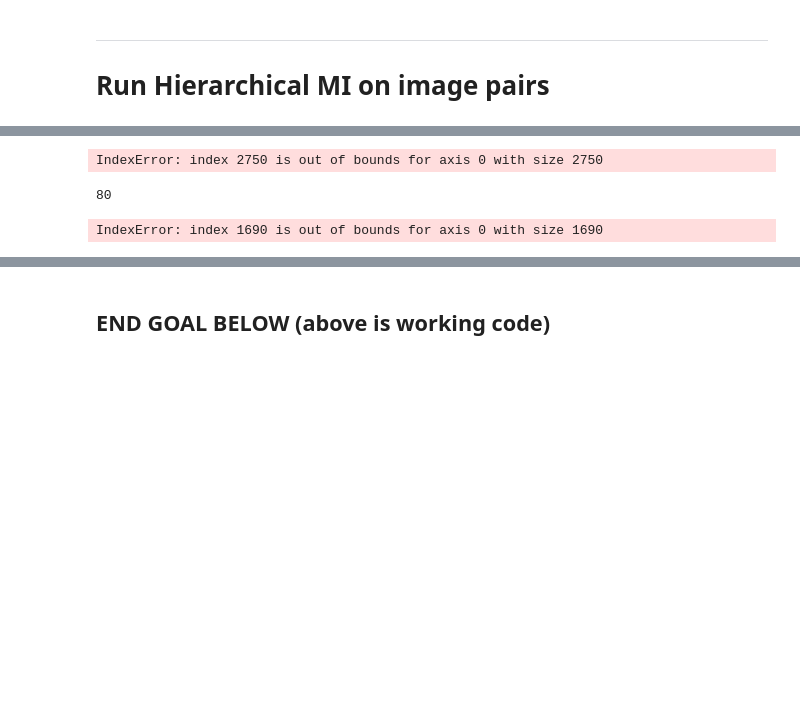
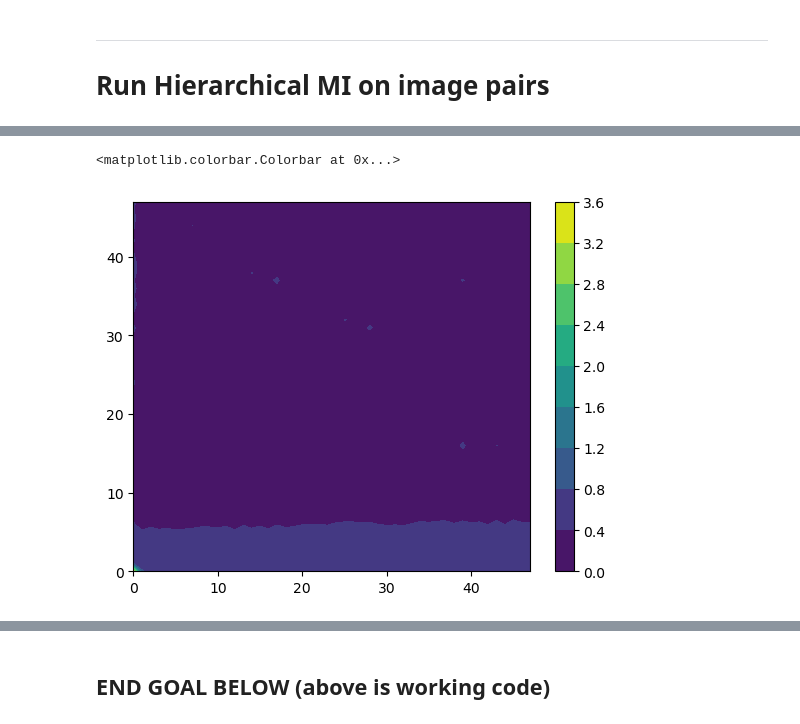
Before and after one commit to knicely/MISDT, a Jupyter notebook: MISDT.ipynb, the cells around one changed output, grey strips where cells are left out. Drawn from its saved outputs; the diff is of its cells as text; code cells hidden in the pictures; blank space fills up the shorter version.

```diff
--- a/MISDT.ipynb
+++ b/MISDT.ipynb
@@ -391,12 +410,21 @@ imageB.values[0][xSearch+xSize]
-# %%
-imageB.values[0][xSearch+xSize+1]
-# %% [output]
-IndexError: index 2750 is out of bounds for axis 0 with size 2750
-# %%
-imageB.values[ySearch+ySize][123]
-# %% [output]
-80
-# %%
-imageB.values[ySearch+ySize+1][123]
-# %% [output]
-IndexError: index 1690 is out of bounds for axis 0 with size 1690
+# %%
+# creating test clip and image.
+testImage = myImages['leftlook']
+testImage = testImage[0:100, 0:100]
+testClip = testImage[0:51, 0:51]
+# %%
+# calculating MI and norm MI maps
+
+testMI = MImap_clip2image(testClip, testImage)
+testNormMI = normMImap_clip2image(testClip, testImage)
+# %%
+import matplotlib.pyplot as plt
+xMax, yMax = testMI.shape
+x = np.arange(0,xMax)
+y = np.arange(0,yMax)
+
+plt.contourf(x, y, testMI, cmap='viridis')
+plt.colorbar()
+# %% [output]
+<matplotlib.colorbar.Colorbar at 0x...>
+[figure, added]
```
Also changed, not shown: parts of 18 cells of this notebook.
